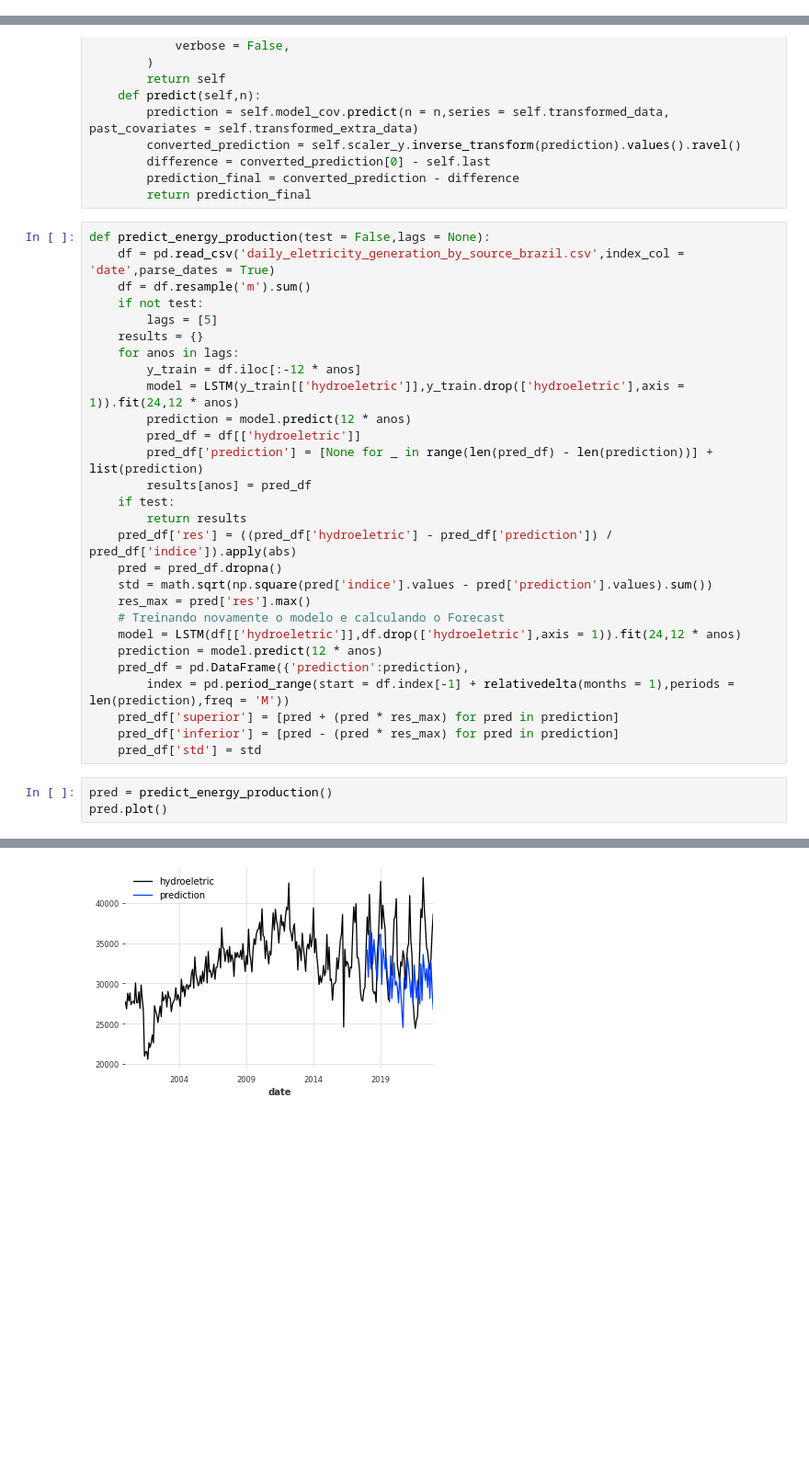
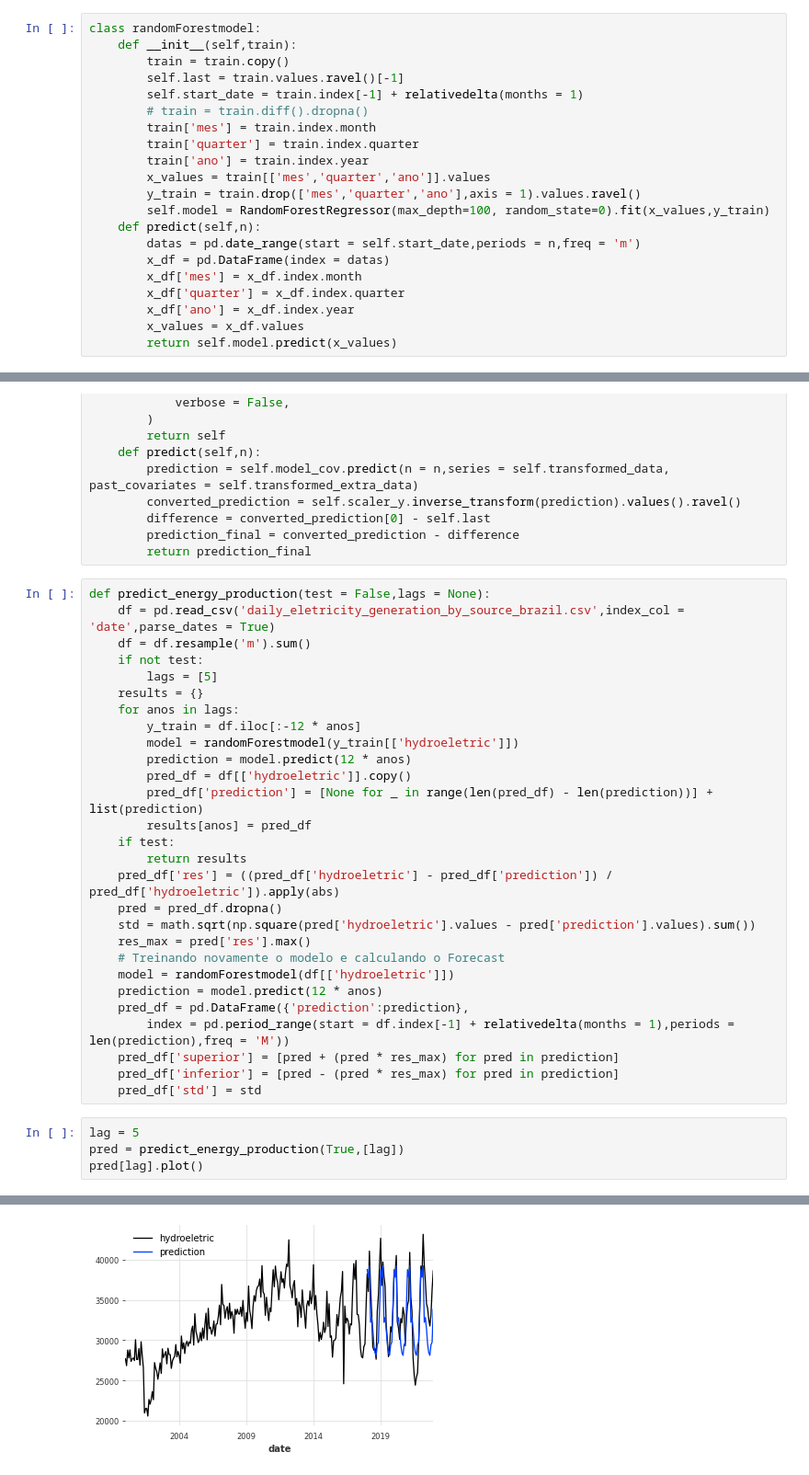
Before and after one commit to aruasouza/CTG, a Jupyter notebook: energy.ipynb, the cells around one changed output, grey strips where cells are left out. Shown at 92% size. Drawn from its saved outputs; the diff is of its cells as text; blank space fills up the shorter version.

Commit message:
random forest

```diff
--- a/energy.ipynb
+++ b/energy.ipynb
@@ -9,0 +12,21 @@ from dateutil import relativedelta
+# %%
+class randomForestmodel:
+    def __init__(self,train):
+        train = train.copy()
+        self.last = train.values.ravel()[-1]
+        self.start_date = train.index[-1] + relativedelta(months = 1)
+        # train = train.diff().dropna()
+        train['mes'] = train.index.month
+        train['quarter'] = train.index.quarter
+        train['ano'] = train.index.year
+        x_values = train[['mes','quarter','ano']].values
+        y_train = train.drop(['mes','quarter','ano'],axis = 1).values.ravel()
+        self.model = RandomForestRegressor(max_depth=100, random_state=0).fit(x_values,y_train)
+    def predict(self,n):
+        datas = pd.date_range(start = self.start_date,periods = n,freq = 'm')
+        x_df = pd.DataFrame(index = datas)
+        x_df['mes'] = x_df.index.month
+        x_df['quarter'] = x_df.index.quarter
+        x_df['ano'] = x_df.index.year
+        x_values = x_df.values
+        return self.model.predict(x_values)
@@ -45,19 +85,19 @@ def predict_energy_production(test = False,lags = None):
     results = {}
     for anos in lags:
         y_train = df.iloc[:-12 * anos]
-        model = LSTM(y_train[['hydroeletric']],y_train.drop(['hydroeletric'],axis = 1)).fit(24,12 * anos)
+        model = randomForestmodel(y_train[['hydroeletric']])
         prediction = model.predict(12 * anos)
-        pred_df = df[['hydroeletric']]
+        pred_df = df[['hydroeletric']].copy()
         pred_df['prediction'] = [None for _ in range(len(pred_df) - len(prediction))] + list(prediction)
         results[anos] = pred_df
     if test:
         return results
-    pred_df['res'] = ((pred_df['hydroeletric'] - pred_df['prediction']) / pred_df['indice']).apply(abs)
+    pred_df['res'] = ((pred_df['hydroeletric'] - pred_df['prediction']) / pred_df['hydroeletric']).apply(abs)
     pred = pred_df.dropna()
-    std = math.sqrt(np.square(pred['indice'].values - pred['prediction'].values).sum())
+    std = math.sqrt(np.square(pred['hydroeletric'].values - pred['prediction'].values).sum())
     res_max = pred['res'].max()
     # Treinando novamente o modelo e calculando o Forecast
-    model = LSTM(df[['hydroeletric']],df.drop(['hydroeletric'],axis = 1)).fit(24,12 * anos)
+    model = randomForestmodel(df[['hydroeletric']])
     prediction = model.predict(12 * anos)
     pred_df = pd.DataFrame({'prediction':prediction},
         index = pd.period_range(start = df.index[-1] + relativedelta(months = 1),periods = len(prediction),freq = 'M'))
@@ -65,6 +105,7 @@ def predict_energy_production(test = False,lags = None):
     pred_df['inferior'] = [pred - (pred * res_max) for pred in prediction]
     pred_df['std'] = std
 # %%
-pred = predict_energy_production()
-pred.plot()
+lag = 5
+pred = predict_energy_production(True,[lag])
+pred[lag].plot()
 # %% [output]
@@ -83 +113 @@ See the caveats in the documentation: https://pandas.pydata.org/pandas-docs/stab
-[figure, old version]
+[figure, new version]
```
Also changed, not shown: parts of 3 cells of this notebook, 2 other files.
